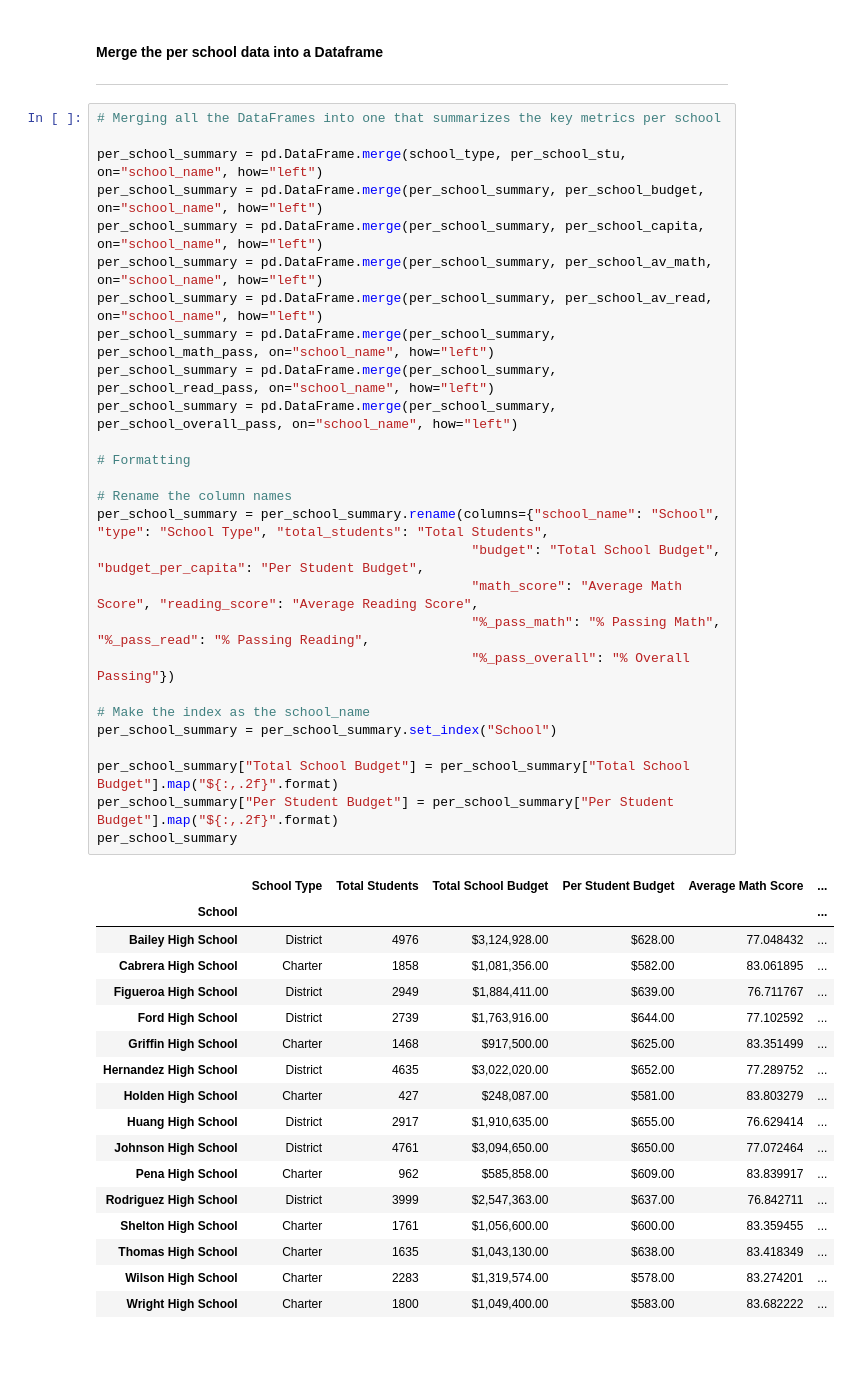
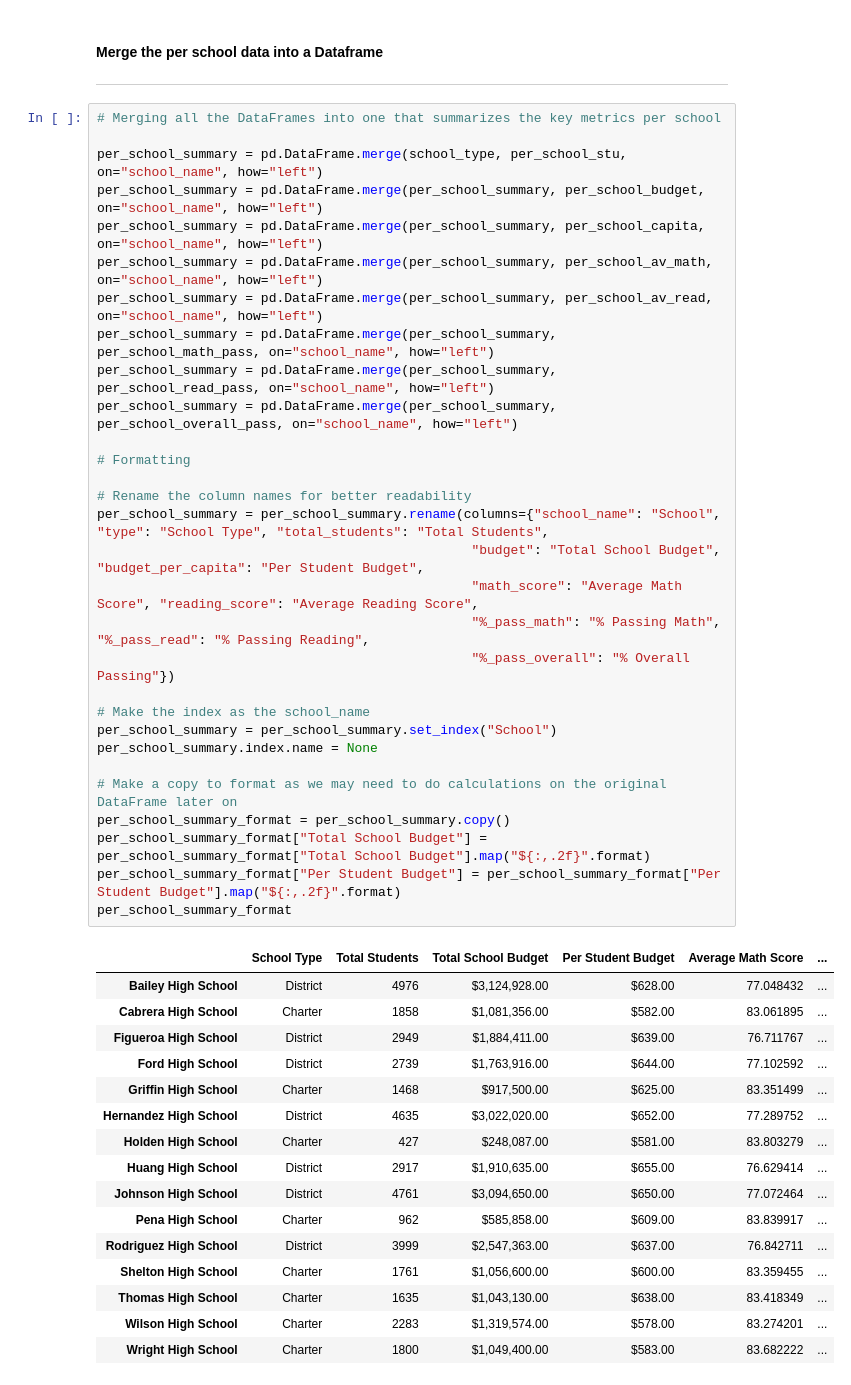
Before and after one commit to paololabuguen/pandas-challenge, a Jupyter notebook: PyCitySchools/py_city_school.ipynb, the cells around one changed output. Saved outputs shown, nothing was run; the diff lists cells and outputs as text; blank space fills up the shorter version.

Commit message:
Finished calculations on py_city_school.ipynb

```diff
--- a/PyCitySchools/py_city_school.ipynb
+++ b/PyCitySchools/py_city_school.ipynb
@@ -361,33 +368,35 @@ per_school_overall_pass
 # %%
 # Merging all the DataFrames into one that summarizes the key metrics per school
 
 per_school_summary = pd.DataFrame.merge(school_type, per_school_stu, on="school_name", how="left")
 per_school_summary = pd.DataFrame.merge(per_school_summary, per_school_budget, on="school_name", how="left")
 per_school_summary = pd.DataFrame.merge(per_school_summary, per_school_capita, on="school_name", how="left")
 per_school_summary = pd.DataFrame.merge(per_school_summary, per_school_av_math, on="school_name", how="left")
 per_school_summary = pd.DataFrame.merge(per_school_summary, per_school_av_read, on="school_name", how="left")
 per_school_summary = pd.DataFrame.merge(per_school_summary, per_school_math_pass, on="school_name", how="left")
 per_school_summary = pd.DataFrame.merge(per_school_summary, per_school_read_pass, on="school_name", how="left")
 per_school_summary = pd.DataFrame.merge(per_school_summary, per_school_overall_pass, on="school_name", how="left")
 
 # Formatting
 
-# Rename the column names
+# Rename the column names for better readability
 per_school_summary = per_school_summary.rename(columns={"school_name": "School", "type": "School Type", "total_students": "Total Students",
                                                 "budget": "Total School Budget", "budget_per_capita": "Per Student Budget",
                                                 "math_score": "Average Math Score", "reading_score": "Average Reading Score",
                                                 "%_pass_math": "% Passing Math", "%_pass_read": "% Passing Reading",
                                                 "%_pass_overall": "% Overall Passing"})
 
 # Make the index as the school_name
 per_school_summary = per_school_summary.set_index("School")
+per_school_summary.index.name = None
 
-per_school_summary["Total School Budget"] = per_school_summary["Total School Budget"].map("${:,.2f}".format)
-per_school_summary["Per Student Budget"] = per_school_summary["Per Student Budget"].map("${:,.2f}".format)
-per_school_summary
+# Make a copy to format as we may need to do calculations on the original DataFrame later on
+per_school_summary_format = per_school_summary.copy()
+per_school_summary_format["Total School Budget"] = per_school_summary_format["Total School Budget"].map("${:,.2f}".format)
+per_school_summary_format["Per Student Budget"] = per_school_summary_format["Per Student Budget"].map("${:,.2f}".format)
+per_school_summary_format
 # %% [output]
 |  | School Type | Total Students | Total School Budget | Per Student Budget | Average Math Score | ... |
-| School |  |  |  |  |  | ... |
 | Bailey High School | District | 4976 | $3,124,928.00 | $628.00 | 77.048432 | ... |
 | Cabrera High School | Charter | 1858 | $1,081,356.00 | $582.00 | 83.061895 | ... |
 | Figueroa High School | District | 2949 | $1,884,411.00 | $639.00 | 76.711767 | ... |
```
Also changed, not shown: parts of 31 cells of this notebook.
